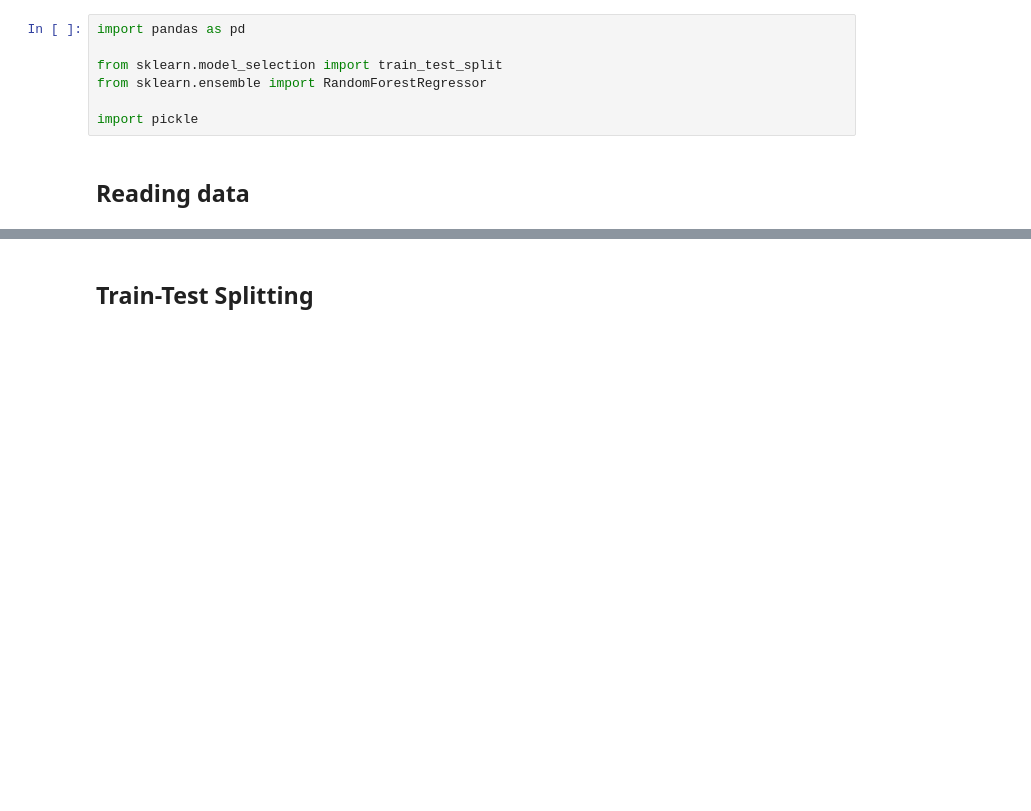
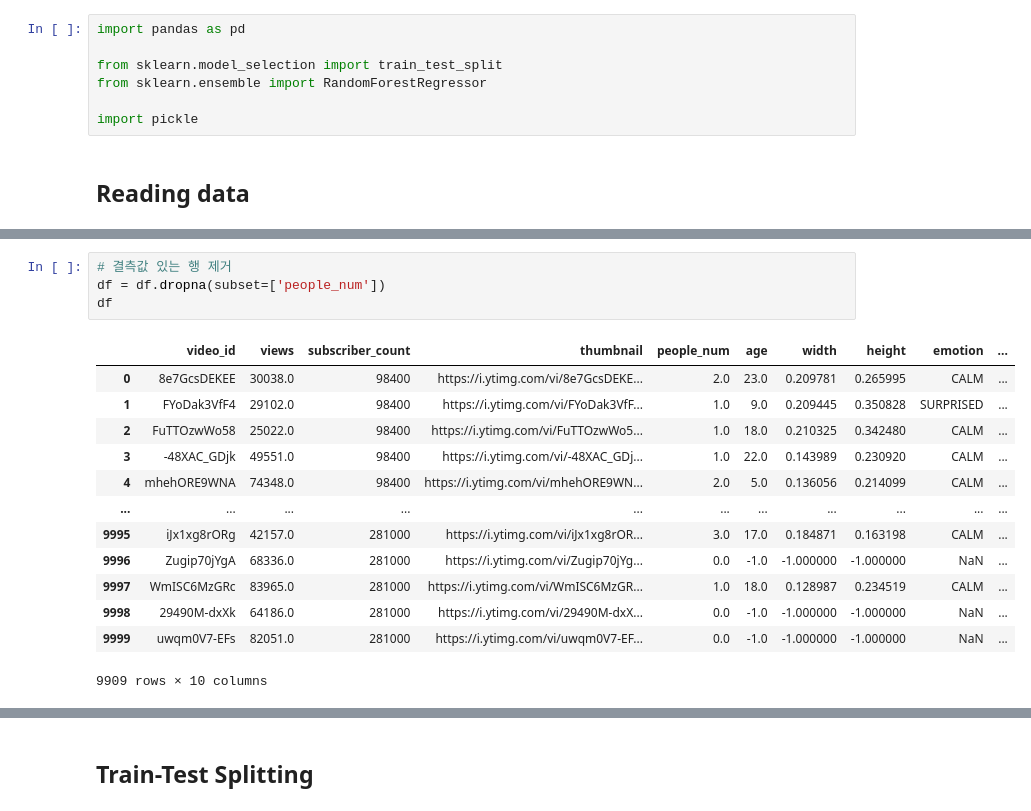
Before and after one commit to Hits-hike/youtube-views-prediction-model, a Jupyter notebook: thumbnail/thumbnail_face_analysis.ipynb, the cells around one changed output, grey strips where cells are left out. Cells and saved outputs as stored; diff of their text form; blank space fills up the shorter version.

```diff
--- a/thumbnail/thumbnail_face_analysis.ipynb
+++ b/thumbnail/thumbnail_face_analysis.ipynb
@@ -29,3 +49,21 @@ df
+# %%
+# 결측값 있는 행 제거
+df = df.dropna(subset=['people_num'])
+df
+# %% [output]
+|  | video_id | views | subscriber_count | thumbnail | people_num | age | width | height | emotion | ... |
+| 0 | 8e7GcsDEKEE | 30038.0 | 98400 | https://i.ytimg.com/vi/8e7GcsDEKE... | 2.0 | 23.0 | 0.209781 | 0.265995 | CALM | ... |
+| 1 | FYoDak3VfF4 | 29102.0 | 98400 | https://i.ytimg.com/vi/FYoDak3VfF... | 1.0 | 9.0 | 0.209445 | 0.350828 | SURPRISED | ... |
+| 2 | FuTTOzwWo58 | 25022.0 | 98400 | https://i.ytimg.com/vi/FuTTOzwWo5... | 1.0 | 18.0 | 0.210325 | 0.342480 | CALM | ... |
+| 3 | -48XAC_GDjk | 49551.0 | 98400 | https://i.ytimg.com/vi/-48XAC_GDj... | 1.0 | 22.0 | 0.143989 | 0.230920 | CALM | ... |
+| 4 | mhehORE9WNA | 74348.0 | 98400 | https://i.ytimg.com/vi/mhehORE9WN... | 2.0 | 5.0 | 0.136056 | 0.214099 | CALM | ... |
+| ... | ... | ... | ... | ... | ... | ... | ... | ... | ... | ... |
+| 9995 | iJx1xg8rORg | 42157.0 | 281000 | https://i.ytimg.com/vi/iJx1xg8rOR... | 3.0 | 17.0 | 0.184871 | 0.163198 | CALM | ... |
+| 9996 | Zugip70jYgA | 68336.0 | 281000 | https://i.ytimg.com/vi/Zugip70jYg... | 0.0 | -1.0 | -1.000000 | -1.000000 | NaN | ... |
+| 9997 | WmISC6MzGRc | 83965.0 | 281000 | https://i.ytimg.com/vi/WmISC6MzGR... | 1.0 | 18.0 | 0.128987 | 0.234519 | CALM | ... |
+| 9998 | 29490M-dxXk | 64186.0 | 281000 | https://i.ytimg.com/vi/29490M-dxX... | 0.0 | -1.0 | -1.000000 | -1.000000 | NaN | ... |
+| 9999 | uwqm0V7-EFs | 82051.0 | 281000 | https://i.ytimg.com/vi/uwqm0V7-EF... | 0.0 | -1.0 | -1.000000 | -1.000000 | NaN | ... |
+9909 rows × 10 columns
 # %%
 ## Drop unnecessary columns
 df = df.drop(columns = ['video_id', 'thumbnail'])
```
Also changed, not shown: parts of 7 cells of this notebook.
